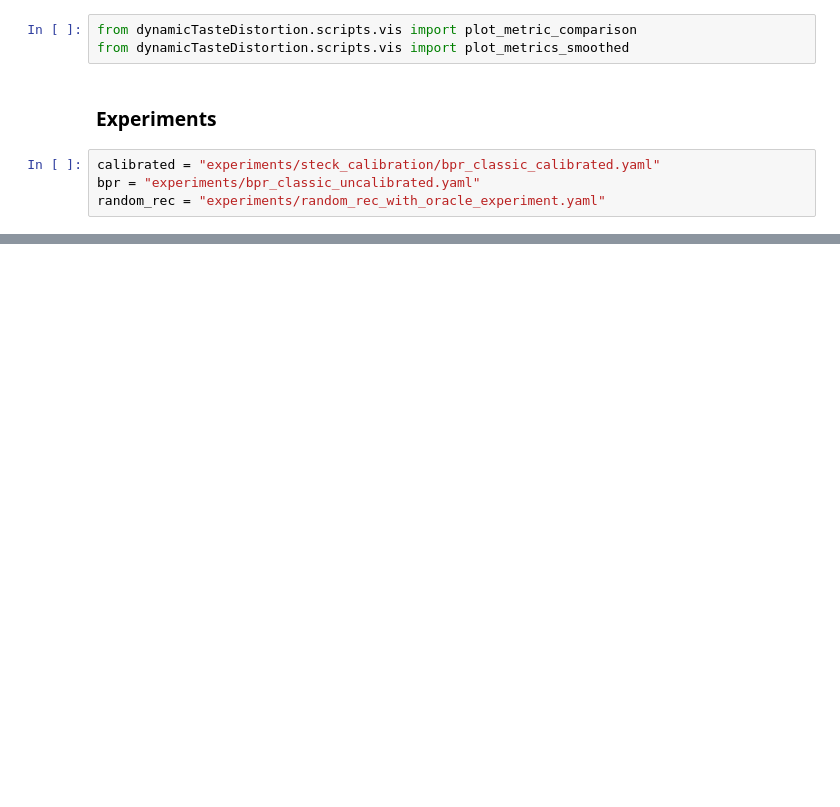
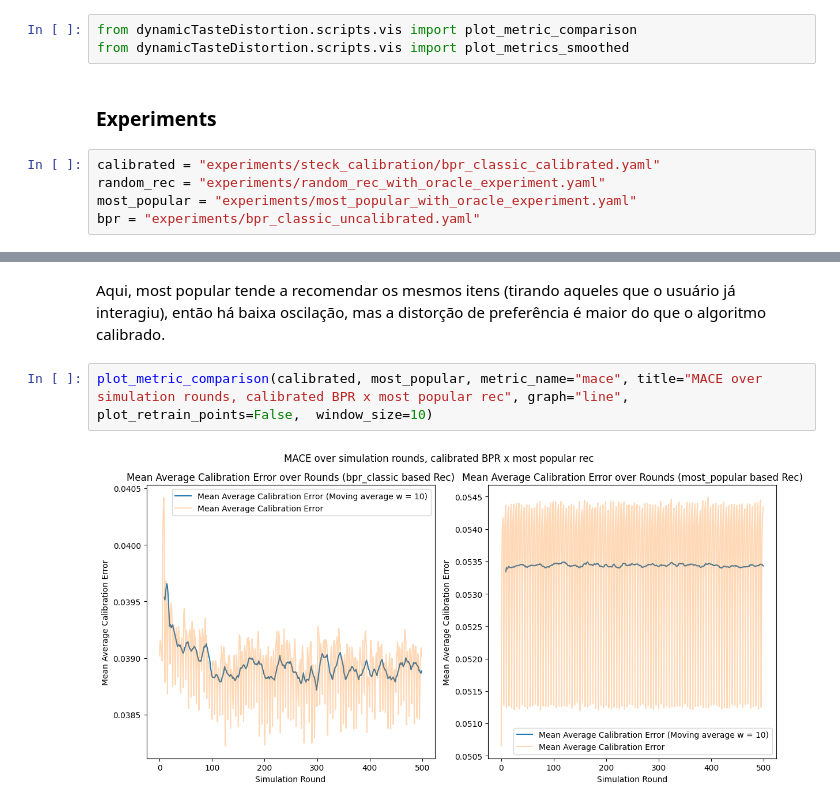
Before and after one commit to caiotda/dynamicTasteDistortion, a Jupyter notebook: calibration_experiment.ipynb, the cells around one changed output, grey strips where cells are left out. Drawn from its saved outputs; the diff is of its cells as text; blank space fills up the shorter version.

```diff
--- a/calibration_experiment.ipynb
+++ b/calibration_experiment.ipynb
@@ -26,6 +26,7 @@ from dynamicTasteDistortion.scripts.vis import plot_metrics_smoothed
 ### Experiments
 # %%
 calibrated = "experiments/steck_calibration/bpr_classic_calibrated.yaml"
+random_rec = "experiments/random_rec_with_oracle_experiment.yaml"
+most_popular = "experiments/most_popular_with_oracle_experiment.yaml"
 bpr = "experiments/bpr_classic_uncalibrated.yaml"
-random_rec = "experiments/random_rec_with_oracle_experiment.yaml"
 # %% [markdown]
@@ -50,0 +65,6 @@ plot_metric_comparison(calibrated, random_rec, metric_name="mace", title="MACE o
+# %% [markdown]
+Aqui, most popular tende a recomendar os mesmos itens (tirando aqueles que o usuário já interagiu), então há baixa oscilação, mas a distorção de preferência é maior do que o algoritmo calibrado.
+# %%
+plot_metric_comparison(calibrated, most_popular, metric_name="mace", title="MACE over simulation rounds, calibrated BPR x most popular rec", graph="line", plot_retrain_points=False,  window_size=10)
+# %% [output]
+[figure, added]
```
Also changed, not shown: parts of 20 cells of this notebook, 2 other files.
